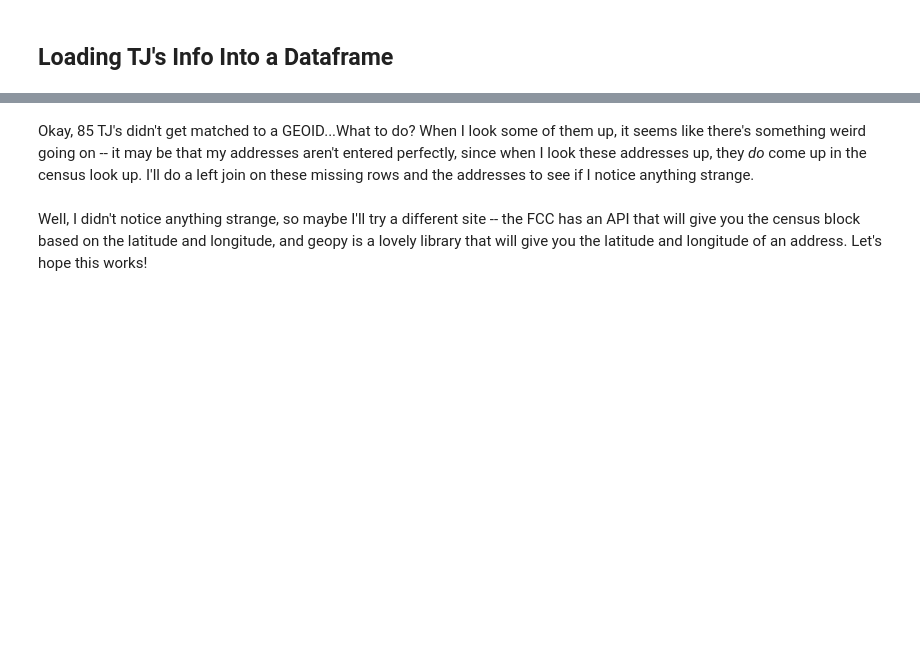
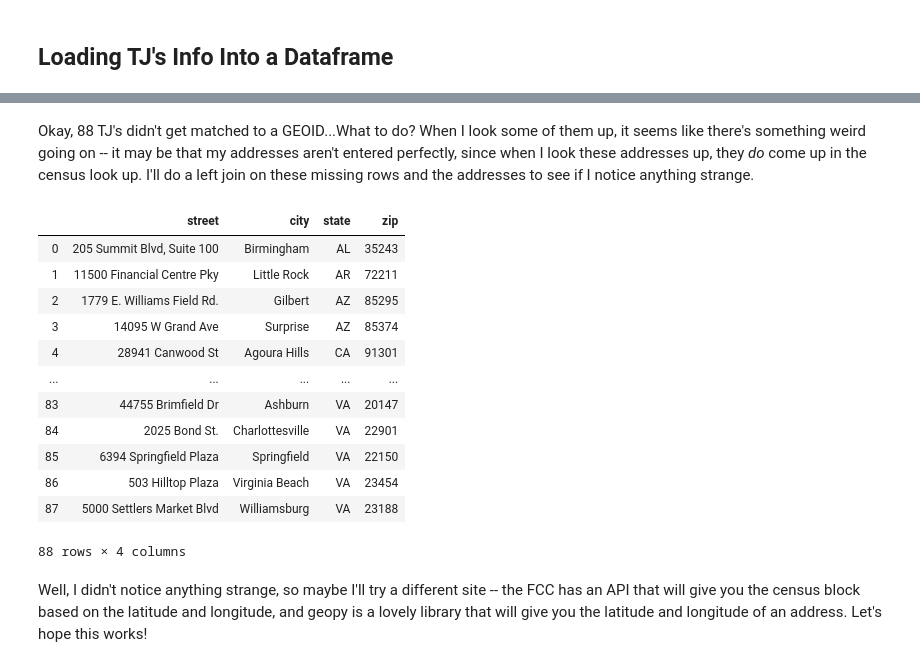
Before and after one commit to h-parker/trader-joes-nbhd-exploration, a Jupyter notebook: tj-location-data-collection.ipynb, the cells around one changed output, grey strips where cells are left out. Saved outputs shown, nothing was run; the diff lists cells and outputs as text; code cells hidden in the pictures; blank space fills up the shorter version.

```diff
--- a/tj-location-data-collection.ipynb
+++ b/tj-location-data-collection.ipynb
@@ -340,7 +213,22 @@ geoid_df[geoid_df.geoid == 'NaN']
 # %% [markdown]
-Okay, 85 TJ's didn't get matched to a GEOID...What to do? When I look some of them up, it seems like there's something weird going on -- it may be that my addresses aren't entered perfectly, since when I look these addresses up, they _do_ come up in the census look up. I'll do a left join on these missing rows and the addresses to see if I notice anything strange.
+Okay, 88 TJ's didn't get matched to a GEOID...What to do? When I look some of them up, it seems like there's something weird going on -- it may be that my addresses aren't entered perfectly, since when I look these addresses up, they _do_ come up in the census look up. I'll do a left join on these missing rows and the addresses to see if I notice anything strange.
 # %%
-missing = geoid_df[geoid_df.geoid == 'NaN'].merge(addresses, how='left')[['street', 'city', 'state', 'zip']]
+missing = geoid_df[geoid_df.geoid == 'NaN'].merge(df, how='left')[['street', 'city', 'state', 'zip']]
+missing
+# %% [output]
+|  | street | city | state | zip |
+| 0 | 205 Summit Blvd, Suite 100 | Birmingham | AL | 35243 |
+| 1 | 11500 Financial Centre Pky | Little Rock | AR | 72211 |
+| 2 | 1779 E. Williams Field Rd. | Gilbert | AZ | 85295 |
+| 3 | 14095 W Grand Ave | Surprise | AZ | 85374 |
+| 4 | 28941 Canwood St | Agoura Hills | CA | 91301 |
+| ... | ... | ... | ... | ... |
+| 83 | 44755 Brimfield Dr | Ashburn | VA | 20147 |
+| 84 | 2025 Bond St. | Charlottesville | VA | 22901 |
+| 85 | 6394 Springfield Plaza | Springfield | VA | 22150 |
+| 86 | 503 Hilltop Plaza | Virginia Beach | VA | 23454 |
+| 87 | 5000 Settlers Market Blvd | Williamsburg | VA | 23188 |
+88 rows × 4 columns
 # %% [markdown]
 Well, I didn't notice anything strange, so maybe I'll try a different site -- the FCC has an API that will give you the census block based on the latitude and longitude, and geopy is a lovely library that will give you the latitude and longitude of an address. Let's hope this works!
 # %%
```
Also changed, not shown: parts of 27 cells of this notebook.
